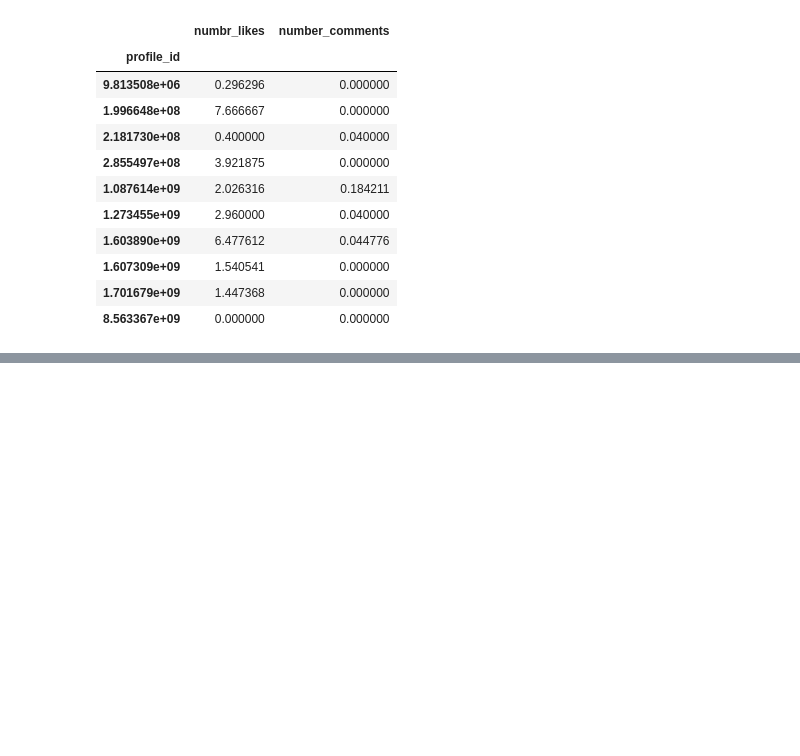
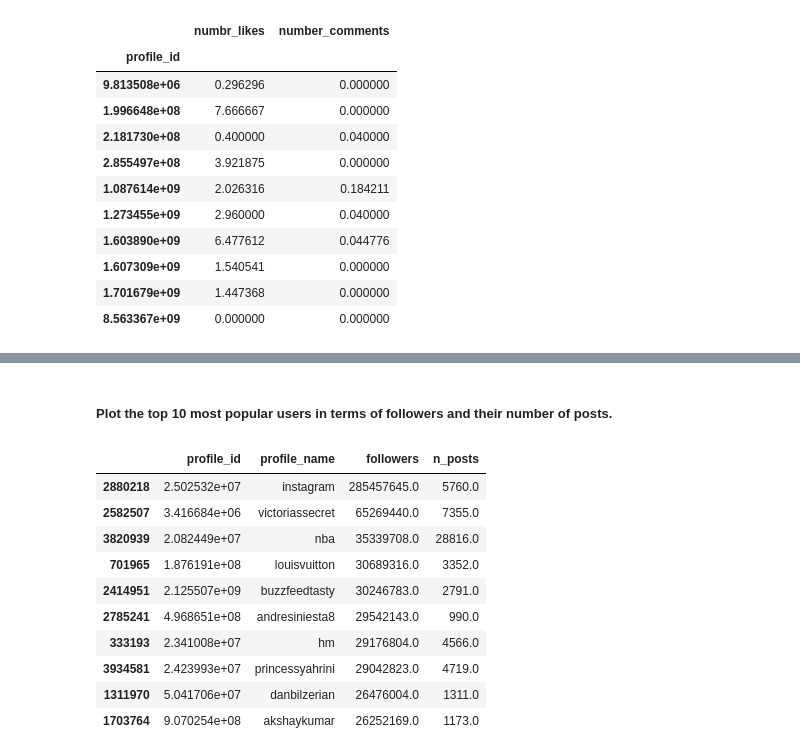
Before and after one commit to MichelaLombardi/ADM-HMWK_2, a Jupyter notebook: NBK_HMWK_2.ipynb, the cells around one changed output, grey strips where cells are left out. Cells and saved outputs as stored; diff of their text form; code cells hidden in the pictures; blank space fills up the shorter version.

```diff
--- a/NBK_HMWK_2.ipynb
+++ b/NBK_HMWK_2.ipynb
@@ -442,0 +469,17 @@ Top_10
+# %% [markdown]
+##### Plot the top 10 most popular users in terms of followers and their number of posts.
+# %%
+x= df_inst_prof[['profile_id', 'profile_name', 'followers', 'n_posts']].nlargest(10, 'followers')
+x
+# %% [output]
+|  | profile_id | profile_name | followers | n_posts |
+| 2880218 | 2.502532e+07 | instagram | 285457645.0 | 5760.0 |
+| 2582507 | 3.416684e+06 | victoriassecret | 65269440.0 | 7355.0 |
+| 3820939 | 2.082449e+07 | nba | 35339708.0 | 28816.0 |
+| 701965 | 1.876191e+08 | louisvuitton | 30689316.0 | 3352.0 |
+| 2414951 | 2.125507e+09 | buzzfeedtasty | 30246783.0 | 2791.0 |
+| 2785241 | 4.968651e+08 | andresiniesta8 | 29542143.0 | 990.0 |
+| 333193 | 2.341008e+07 | hm | 29176804.0 | 4566.0 |
+| 3934581 | 2.423993e+07 | princessyahrini | 29042823.0 | 4719.0 |
+| 1311970 | 5.041706e+07 | danbilzerian | 26476004.0 | 1311.0 |
+| 1703764 | 9.070254e+08 | akshaykumar | 26252169.0 | 1173.0 |
```
Also changed, not shown: parts of 12 cells of this notebook.
